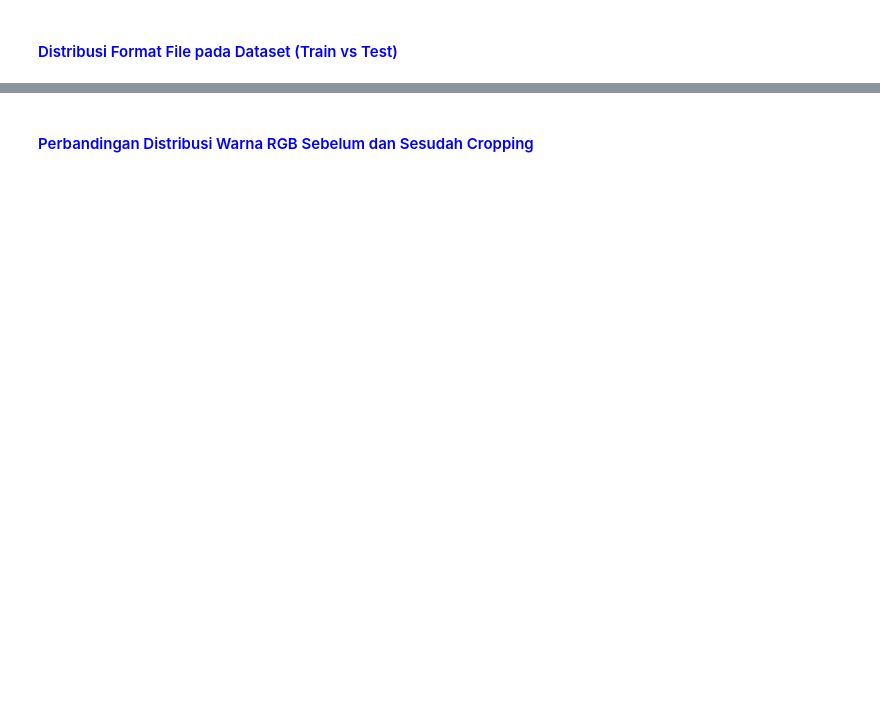
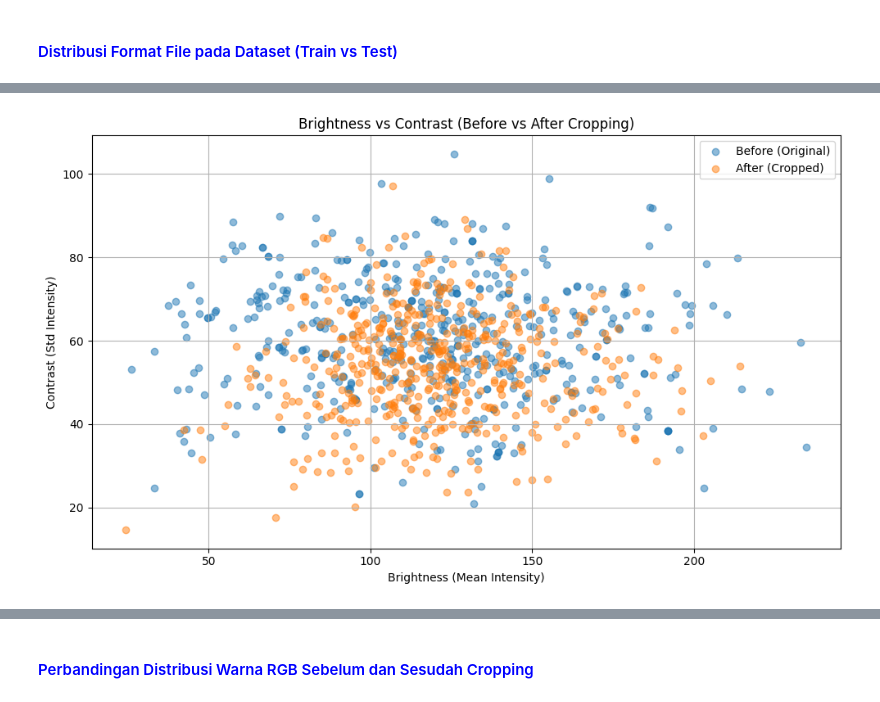
Before and after one commit to mahastuti/spooofing, a Jupyter notebook: notebook/02 EDA.ipynb, the cells around one changed output, grey strips where cells are left out. Cells and saved outputs as stored; diff of their text form; code cells hidden in the pictures; blank space fills up the shorter version.

```diff
--- a/notebook/02 EDA.ipynb
+++ b/notebook/02 EDA.ipynb
@@ -251,0 +265,97 @@ analyze_image_resolution_by_class(TRAIN_PATH, classes)
+# %%
+import os
+import glob
+import numpy as np
+import matplotlib.pyplot as plt
+from PIL import Image
+
+VALID_EXT = ('.jpg', '.jpeg', '.png')
+
+def get_brightness_contrast(image_paths, max_samples=500):
+    brightness = []
+    contrast = []
+
+    image_paths = image_paths[:max_samples]
+
+    for img_path in image_paths:
+        if not img_path.lower().endswith(VALID_EXT):
+            continue
+
+        try:
+            # ✅ pakai PIL (lebih stabil dari cv2)
+            img = Image.open(img_path).convert("L")  # grayscale
+            img = np.array(img)
+
+            brightness.append(np.mean(img))
+            contrast.append(np.std(img))
+
+        except:
+            continue
+
+    return brightness, contrast
+
+
+def collect_images(base_path, classes, max_per_class=100):
+    all_files = []
+
+    for cls in classes:
+        class_path = os.path.join(base_path, cls)
+
+        if not os.path.exists(class_path):
+            continue
+
+        files = [
+            f for f in glob.glob(os.path.join(class_path, '*'))
+            if f.lower().endswith(VALID_EXT)
+        ][:max_per_class]
+
+        all_files.extend(files)
+
+    return all_files
+
+
+def safe_mean(arr):
+    return np.mean(arr) if len(arr) > 0 else 0
+
+
+# ===== ambil data =====
+train_image_files = collect_images(TRAIN_PATH_RAW, classes)
+crop_image_files  = collect_images(TRAIN_PATH, classes)
+
+print("Train files:", len(train_image_files))
+print("Crop files :", len(crop_image_files))
+
+
+# ===== hitung =====
+train_b, train_c = get_brightness_contrast(train_image_files)
+crop_b, crop_c   = get_brightness_contrast(crop_image_files)
+
+print("Valid Train:", len(train_b))
+print("Valid Crop :", len(crop_b))
+
+
+# ===== statistik =====
+print(f"Rata-rata Kecerahan (Train): {safe_mean(train_b):.2f}")
+print(f"Rata-rata Kecerahan (Crop):  {safe_mean(crop_b):.2f}")
+print(f"Rata-rata Kontras (Train):   {safe_mean(train_c):.2f}")
+print(f"Rata-rata Kontras (Crop):    {safe_mean(crop_c):.2f}")
+
+
+# ===== visualisasi =====
+plt.figure(figsize=(10, 6))
+
+if len(train_b) > 0:
+    plt.scatter(train_b, train_c, alpha=0.5, label='Before (Original)')
+
+if len(crop_b) > 0:
+    plt.scatter(crop_b, crop_c, alpha=0.5, label='After (Cropped)')
+
+plt.title('Brightness vs Contrast (Before vs After Cropping)')
+plt.xlabel('Brightness (Mean Intensity)')
+plt.ylabel('Contrast (Std Intensity)')
+plt.legend()
+plt.grid(True)
+
+plt.tight_layout()
+plt.show()
+# %% [output]
@@ -252 +370,2 @@ analyze_image_resolution_by_class(TRAIN_PATH, classes)
+[figure, added]
 # %% [markdown]
```
Also changed, not shown: parts of 31 cells of this notebook, 1 other file.
